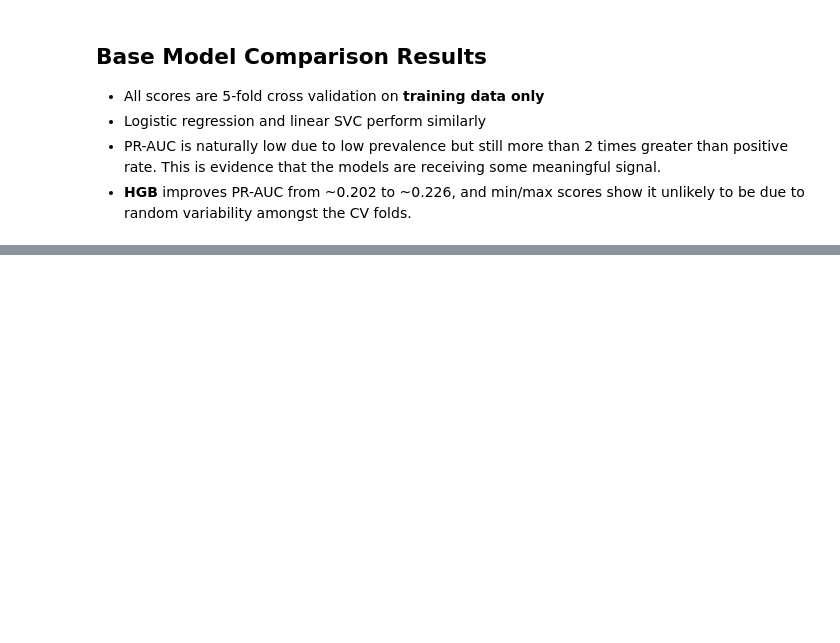
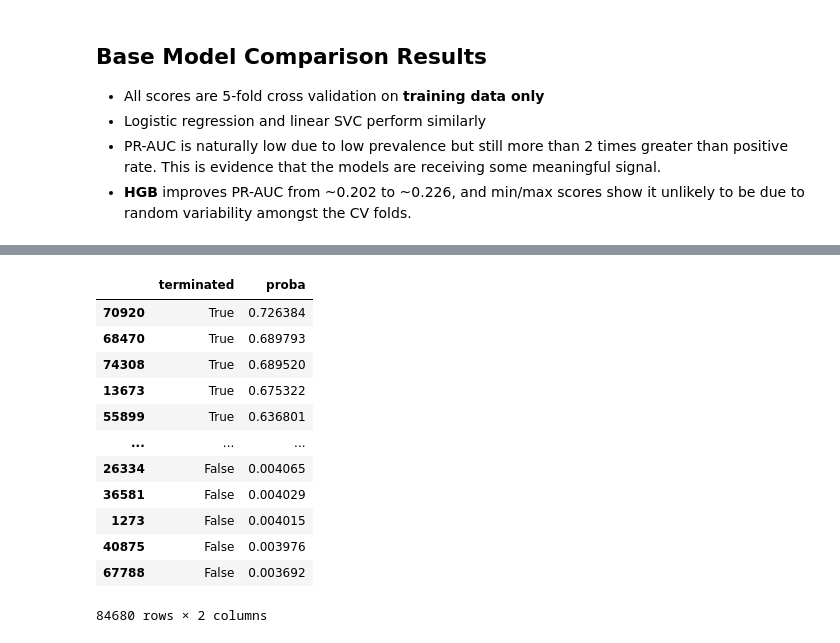
Before and after one commit to danherbb/clinical-trial-termination-risk, a Jupyter notebook: notebooks/modeling.ipynb, the cells around one changed output, grey strips where cells are left out. Saved outputs shown, nothing was run; the diff lists cells and outputs as text; code cells hidden in the pictures; blank space fills up the shorter version.

```diff
--- a/notebooks/modeling.ipynb
+++ b/notebooks/modeling.ipynb
@@ -138,15 +139,3 @@ Prevalence of terminated trials: 0.0956739096205322
 - Logistic regression and linear SVC perform similarly
 - PR-AUC is naturally low due to low prevalence but still more than 2 times greater than positive rate. This is evidence that the models are receiving some meaningful signal.
 - **HGB** improves PR-AUC from ~0.202 to ~0.226, and min/max scores show it unlikely to be due to random variability amongst the CV folds.
-# %%
-# will use hgb for ranking and k-lift
-
-hgb_pipeline = Pipeline(steps=[
-    ('preprocessing', preprocessor),
-    ('hgb', HistGradientBoostingClassifier(random_state=915))
-])
-
-hgb_pipeline.fit(X_train, y_train)
-
-y_pred = hgb_pipeline.predict(X_test)
-proba = hgb_pipeline.predict_proba(X_test)[:, 1]
@@ -164,0 +252,18 @@ plt.show()
+# %%
+result_df = pd.DataFrame({'terminated':y_test.values, 'proba':proba})
+result_df.sort_values('proba', ascending=False, inplace=True)
+result_df
+# %% [output]
+|  | terminated | proba |
+| 70920 | True | 0.726384 |
+| 68470 | True | 0.689793 |
+| 74308 | True | 0.689520 |
+| 13673 | True | 0.675322 |
+| 55899 | True | 0.636801 |
+| ... | ... | ... |
+| 26334 | False | 0.004065 |
+| 36581 | False | 0.004029 |
+| 1273 | False | 0.004015 |
+| 40875 | False | 0.003976 |
+| 67788 | False | 0.003692 |
+84680 rows × 2 columns
```
Also changed, not shown: parts of 7 cells of this notebook.
